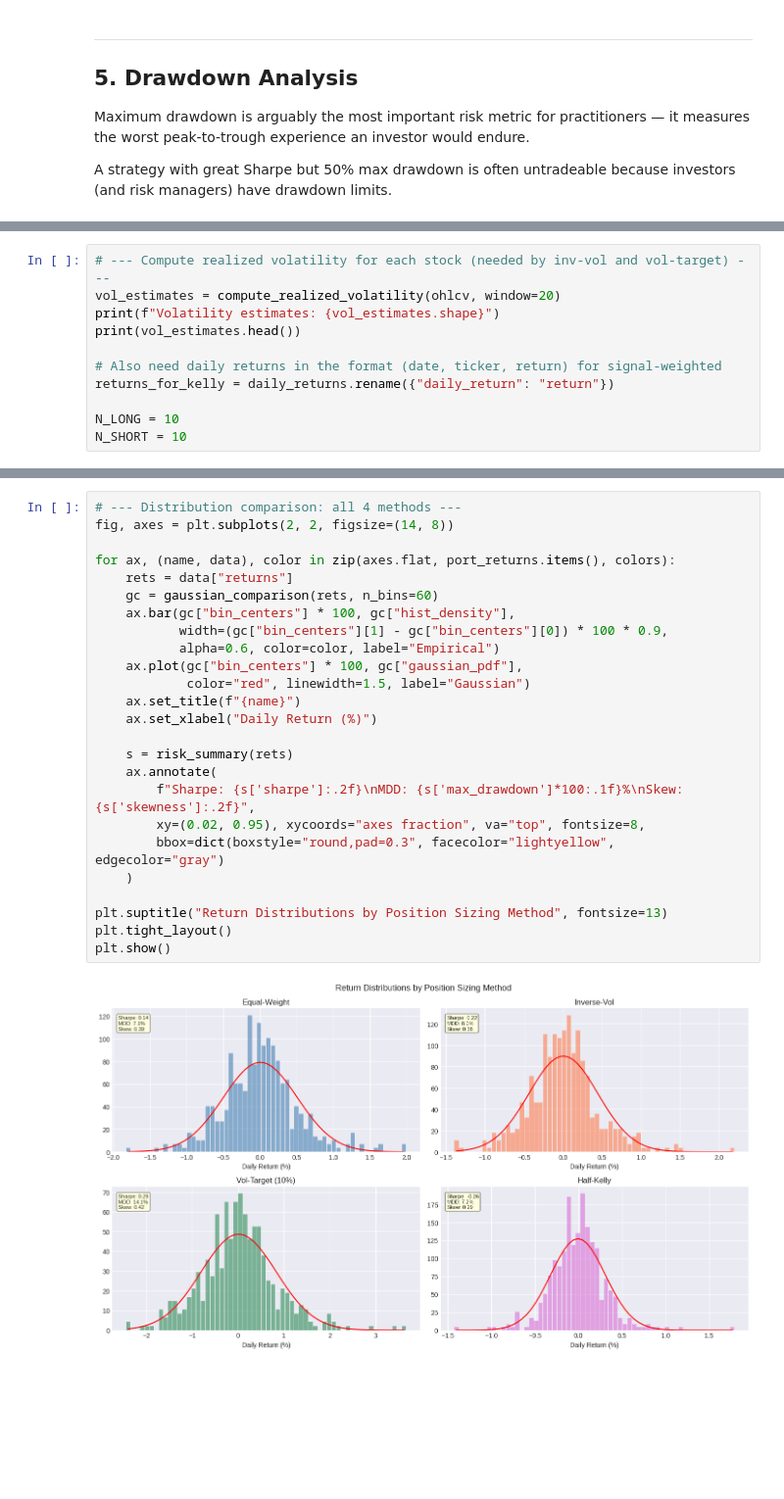
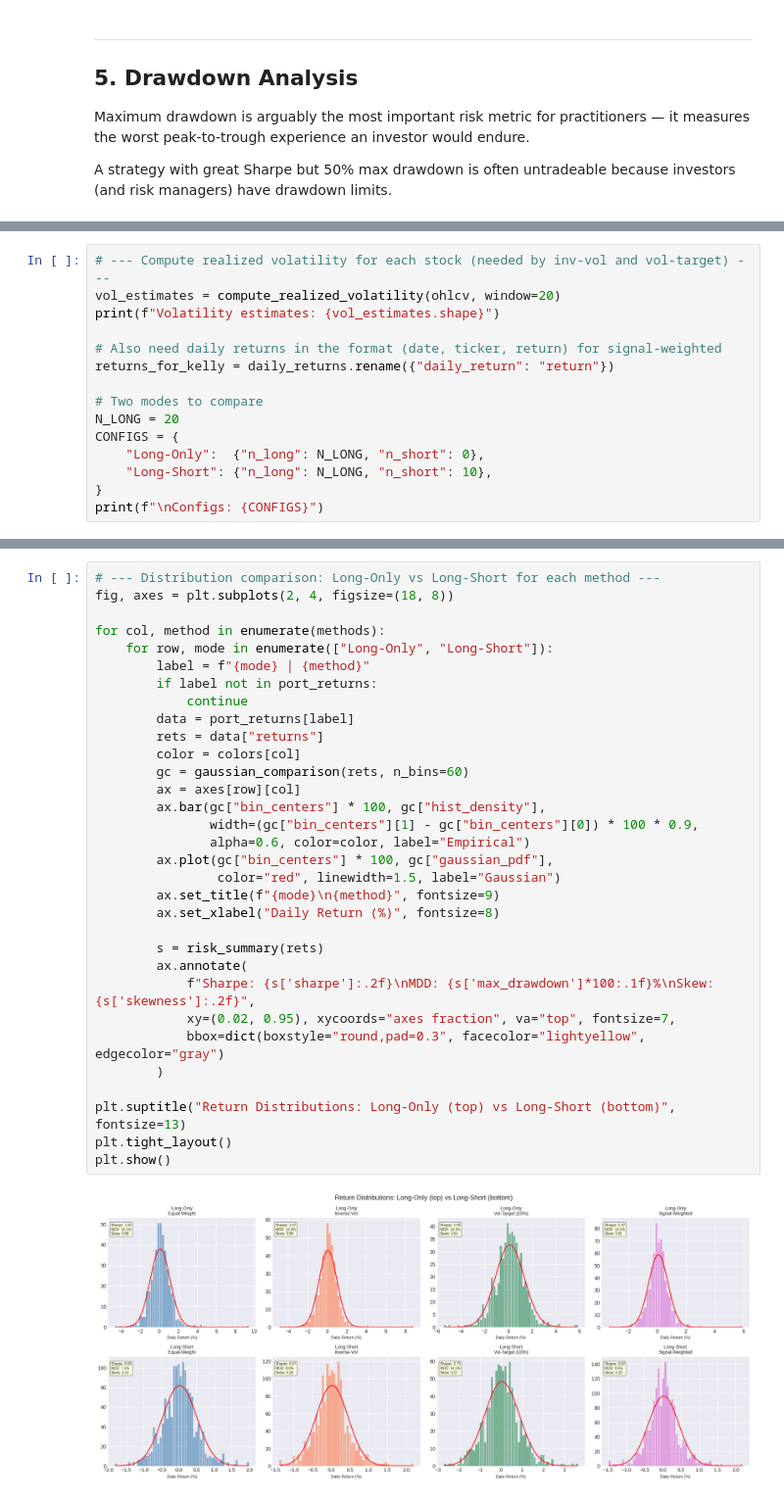
Before and after one commit to JerryHong08/jerryquant101, a Jupyter notebook: notebooks/2.risk_analysis.ipynb, the cells around one changed output, grey strips where cells are left out. Shown at 98% size. Cells and saved outputs as stored; diff of their text form; blank space fills up the shorter version.

Commit message:
position sizing issues tagged now.

```diff
--- a/notebooks/2.risk_analysis.ipynb
+++ b/notebooks/2.risk_analysis.ipynb
@@ -595,11 +591,15 @@ Sharpe, MDD, CVaR.
 # --- Compute realized volatility for each stock (needed by inv-vol and vol-target) ---
 vol_estimates = compute_realized_volatility(ohlcv, window=20)
 print(f"Volatility estimates: {vol_estimates.shape}")
-print(vol_estimates.head())
 
 # Also need daily returns in the format (date, ticker, return) for signal-weighted
 returns_for_kelly = daily_returns.rename({"daily_return": "return"})
 
-N_LONG = 10
-N_SHORT = 10
+# Two modes to compare
+N_LONG = 20
+CONFIGS = {
+    "Long-Only":  {"n_long": N_LONG, "n_short": 0},
+    "Long-Short": {"n_long": N_LONG, "n_short": 10},
+}
+print(f"\nConfigs: {CONFIGS}")
 # %% [output]
@@ -742,30 +771,37 @@ shape: (4, 8)
 # %%
-# --- Distribution comparison: all 4 methods ---
-fig, axes = plt.subplots(2, 2, figsize=(14, 8))
+# --- Distribution comparison: Long-Only vs Long-Short for each method ---
+fig, axes = plt.subplots(2, 4, figsize=(18, 8))
 
-for ax, (name, data), color in zip(axes.flat, port_returns.items(), colors):
-    rets = data["returns"]
-    gc = gaussian_comparison(rets, n_bins=60)
-    ax.bar(gc["bin_centers"] * 100, gc["hist_density"],
-           width=(gc["bin_centers"][1] - gc["bin_centers"][0]) * 100 * 0.9,
-           alpha=0.6, color=color, label="Empirical")
-    ax.plot(gc["bin_centers"] * 100, gc["gaussian_pdf"],
-            color="red", linewidth=1.5, label="Gaussian")
-    ax.set_title(f"{name}")
-    ax.set_xlabel("Daily Return (%)")
+for col, method in enumerate(methods):
+    for row, mode in enumerate(["Long-Only", "Long-Short"]):
+        label = f"{mode} | {method}"
+        if label not in port_returns:
+            continue
+        data = port_returns[label]
+        rets = data["returns"]
+        color = colors[col]
+        gc = gaussian_comparison(rets, n_bins=60)
+        ax = axes[row][col]
+        ax.bar(gc["bin_centers"] * 100, gc["hist_density"],
+               width=(gc["bin_centers"][1] - gc["bin_centers"][0]) * 100 * 0.9,
+               alpha=0.6, color=color, label="Empirical")
+        ax.plot(gc["bin_centers"] * 100, gc["gaussian_pdf"],
+                color="red", linewidth=1.5, label="Gaussian")
+        ax.set_title(f"{mode}\n{method}", fontsize=9)
+        ax.set_xlabel("Daily Return (%)", fontsize=8)
 
-    s = risk_summary(rets)
-    ax.annotate(
-        f"Sharpe: {s['sharpe']:.2f}\nMDD: {s['max_drawdown']*100:.1f}%\nSkew: {s['skewness']:.2f}",
-        xy=(0.02, 0.95), xycoords="axes fraction", va="top", fontsize=8,
-        bbox=dict(boxstyle="round,pad=0.3", facecolor="lightyellow", edgecolor="gray")
-    )
+        s = risk_summary(rets)
+        ax.annotate(
+            f"Sharpe: {s['sharpe']:.2f}\nMDD: {s['max_drawdown']*100:.1f}%\nSkew: {s['skewness']:.2f}",
+            xy=(0.02, 0.95), xycoords="axes fraction", va="top", fontsize=7,
+            bbox=dict(boxstyle="round,pad=0.3", facecolor="lightyellow", edgecolor="gray")
+        )
 
-plt.suptitle("Return Distributions by Position Sizing Method", fontsize=13)
+plt.suptitle("Return Distributions: Long-Only (top) vs Long-Short (bottom)", fontsize=13)
 plt.tight_layout()
 plt.show()
 # %% [output]
-[figure, old version]
+[figure, new version]
 # %% [markdown]
 ---
 
```
Also changed, not shown: parts of 17 cells of this notebook, 35 other files.
